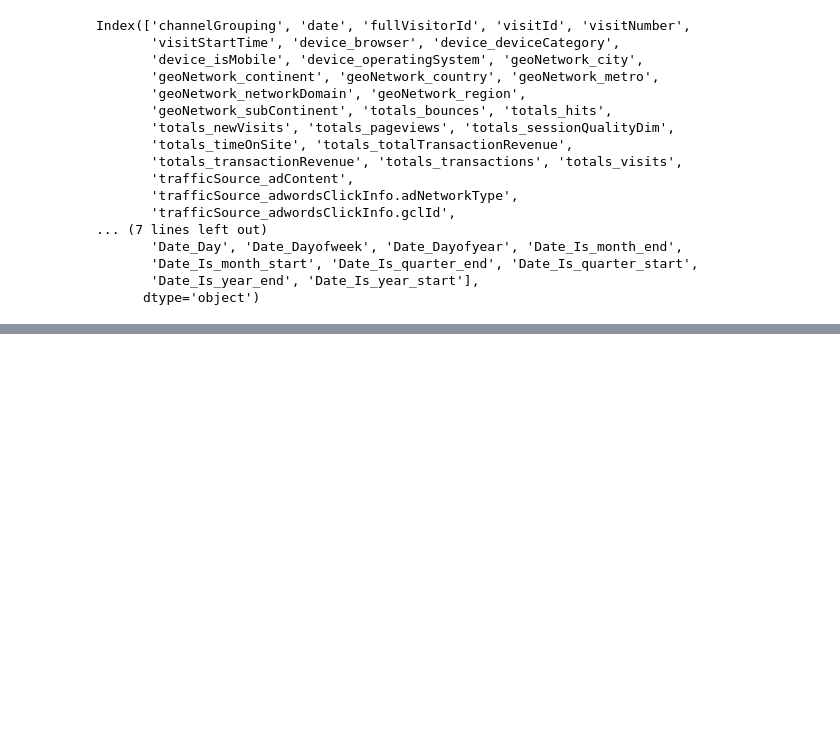
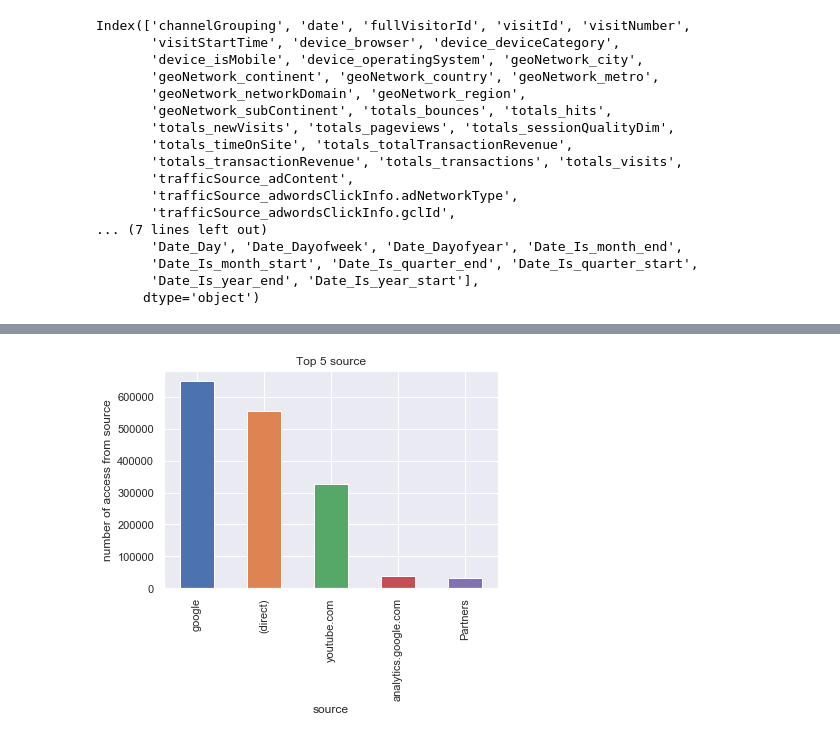
Before and after one commit to george2179/comp4651-project, a Jupyter notebook: comp4651-project.ipynb, the cells around one changed output, grey strips where cells are left out. Saved outputs shown, nothing was run; the diff lists cells and outputs as text; code cells hidden in the pictures; blank space fills up the shorter version.

```diff
--- a/comp4651-project.ipynb
+++ b/comp4651-project.ipynb
@@ -204,0 +224,12 @@ TypeError: unhashable type: 'list'
+# %%
+Top5_source = train_data.groupby('trafficSource_source')['visitId'].nunique().sort_values(ascending=False).head(5)
+Top5_source.plot.bar()
+
+plt.title("Top 5 source")
+plt.xlabel("source")
+plt.ylabel("number of access from source")
+
+
+plt.show()
+# %% [output]
+[figure, added]
```
Also changed, not shown: parts of 12 cells of this notebook.
